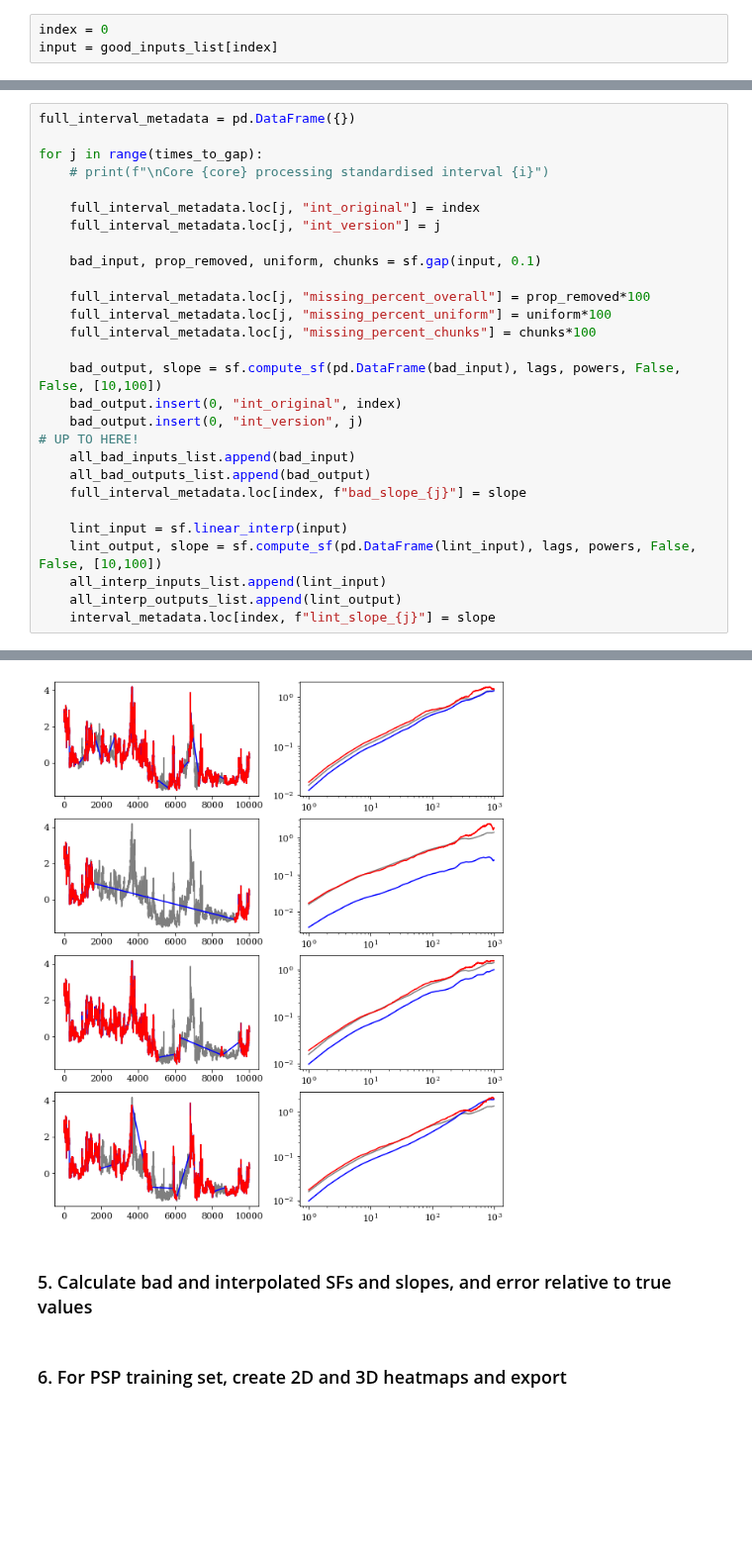
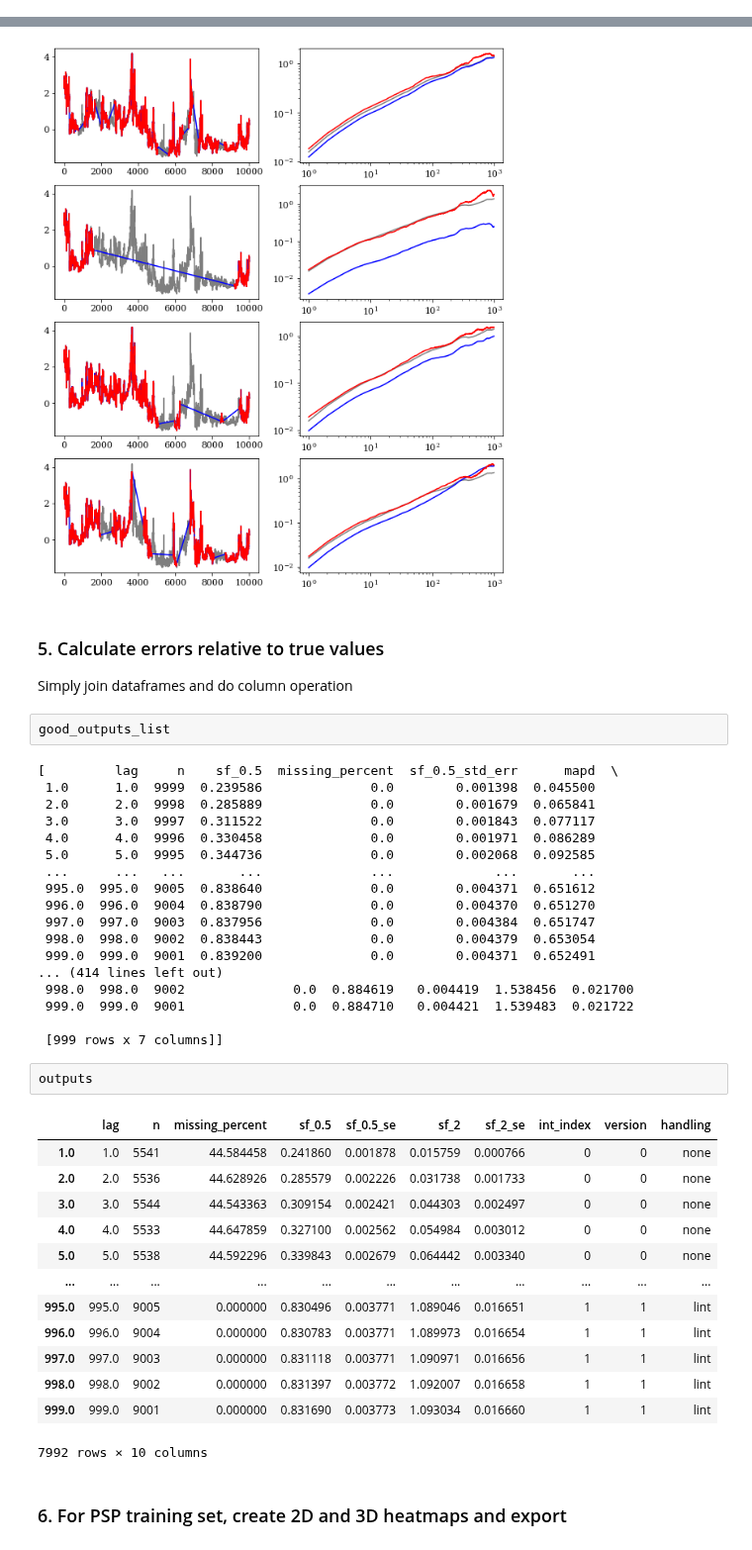
Before and after one commit to daniel-wrench/time_series_analysis, a Jupyter notebook: official_demo.ipynb, the cells around one changed output, grey strips where cells are left out. Shown at 99% size. Cells and saved outputs as stored; diff of their text form; blank space fills up the shorter version.

```diff
--- a/official_demo.ipynb
+++ b/official_demo.ipynb
@@ -376,6 +379,3 @@ plt.semilogy()
 # %% [markdown]
 Briefly limiting to processing single interval
-# %%
-index = 0
-input = good_inputs_list[index]
 # %% [markdown]
@@ -383,28 +382,0 @@ input = good_inputs_list[index]
-# %%
-full_interval_metadata = pd.DataFrame({})
-
-for j in range(times_to_gap):
-    # print(f"\nCore {core} processing standardised interval {i}")
-
-    full_interval_metadata.loc[j, "int_original"] = index
-    full_interval_metadata.loc[j, "int_version"] = j
-
-    bad_input, prop_removed, uniform, chunks = sf.gap(input, 0.1)
-
-    full_interval_metadata.loc[j, "missing_percent_overall"] = prop_removed*100
-    full_interval_metadata.loc[j, "missing_percent_uniform"] = uniform*100
-    full_interval_metadata.loc[j, "missing_percent_chunks"] = chunks*100
-
-    bad_output, slope = sf.compute_sf(pd.DataFrame(bad_input), lags, powers, False, False, [10,100])
-    bad_output.insert(0, "int_original", index)
-    bad_output.insert(0, "int_version", j)
-# UP TO HERE!
-    all_bad_inputs_list.append(bad_input)
-    all_bad_outputs_list.append(bad_output)
-    full_interval_metadata.loc[index, f"bad_slope_{j}"] = slope
-
-    lint_input = sf.linear_interp(input)
-    lint_output, slope = sf.compute_sf(pd.DataFrame(lint_input), lags, powers, False, False, [10,100])
-    all_interp_inputs_list.append(lint_input)
-    all_interp_outputs_list.append(lint_output)
-    interval_metadata.loc[index, f"lint_slope_{j}"] = slope
@@ -539,7 +480,45 @@ for i in range(n_versions):
 # %% [output]
 [figure]
 # %% [markdown]
-### 5. Calculate bad and interpolated SFs and slopes, and error relative to true values
+### 5. Calculate errors relative to true values
+
+Simply join dataframes and do column operation
+# %%
+good_outputs_list
+# %% [output]
+[         lag     n    sf_0.5  missing_percent  sf_0.5_std_err      mapd  \
+ 1.0      1.0  9999  0.239586              0.0        0.001398  0.045500
+ 2.0      2.0  9998  0.285889              0.0        0.001679  0.065841
+ 3.0      3.0  9997  0.311522              0.0        0.001843  0.077117
+ 4.0      4.0  9996  0.330458              0.0        0.001971  0.086289
+ 5.0      5.0  9995  0.344736              0.0        0.002068  0.092585
+ ...      ...   ...       ...              ...             ...       ...
+ 995.0  995.0  9005  0.838640              0.0        0.004371  0.651612
+ 996.0  996.0  9004  0.838790              0.0        0.004370  0.651270
+ 997.0  997.0  9003  0.837956              0.0        0.004384  0.651747
+ 998.0  998.0  9002  0.838443              0.0        0.004379  0.653054
+ 999.0  999.0  9001  0.839200              0.0        0.004371  0.652491
+... (414 lines left out)
+ 998.0  998.0  9002              0.0  0.884619   0.004419  1.538456  0.021700
+ 999.0  999.0  9001              0.0  0.884710   0.004421  1.539483  0.021722
+
+ [999 rows x 7 columns]]
+# %%
+outputs
+# %% [output]
+|  | lag | n | missing_percent | sf_0.5 | sf_0.5_se | sf_2 | sf_2_se | int_index | version | handling |
+| 1.0 | 1.0 | 5541 | 44.584458 | 0.241860 | 0.001878 | 0.015759 | 0.000766 | 0 | 0 | none |
+| 2.0 | 2.0 | 5536 | 44.628926 | 0.285579 | 0.002226 | 0.031738 | 0.001733 | 0 | 0 | none |
+| 3.0 | 3.0 | 5544 | 44.543363 | 0.309154 | 0.002421 | 0.044303 | 0.002497 | 0 | 0 | none |
+| 4.0 | 4.0 | 5533 | 44.647859 | 0.327100 | 0.002562 | 0.054984 | 0.003012 | 0 | 0 | none |
+| 5.0 | 5.0 | 5538 | 44.592296 | 0.339843 | 0.002679 | 0.064442 | 0.003340 | 0 | 0 | none |
+| ... | ... | ... | ... | ... | ... | ... | ... | ... | ... | ... |
+| 995.0 | 995.0 | 9005 | 0.000000 | 0.830496 | 0.003771 | 1.089046 | 0.016651 | 1 | 1 | lint |
+| 996.0 | 996.0 | 9004 | 0.000000 | 0.830783 | 0.003771 | 1.089973 | 0.016654 | 1 | 1 | lint |
+| 997.0 | 997.0 | 9003 | 0.000000 | 0.831118 | 0.003771 | 1.090971 | 0.016656 | 1 | 1 | lint |
+| 998.0 | 998.0 | 9002 | 0.000000 | 0.831397 | 0.003772 | 1.092007 | 0.016658 | 1 | 1 | lint |
+| 999.0 | 999.0 | 9001 | 0.000000 | 0.831690 | 0.003773 | 1.093034 | 0.016660 | 1 | 1 | lint |
+7992 rows × 10 columns
 # %% [markdown]
 ### 6. For PSP training set, create 2D and 3D heatmaps and export
 # %% [markdown]
```
Also changed, not shown: parts of 7 cells of this notebook.
